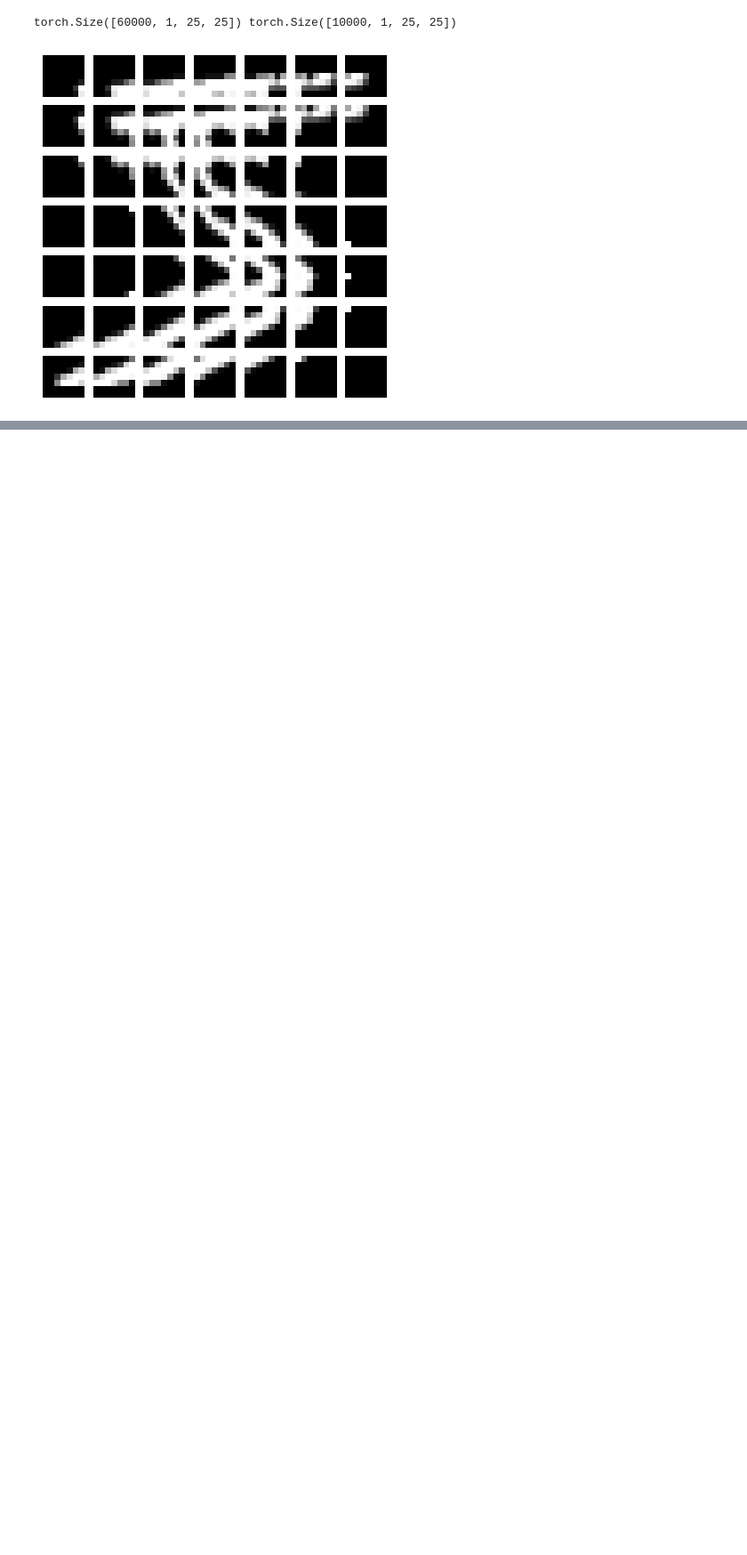
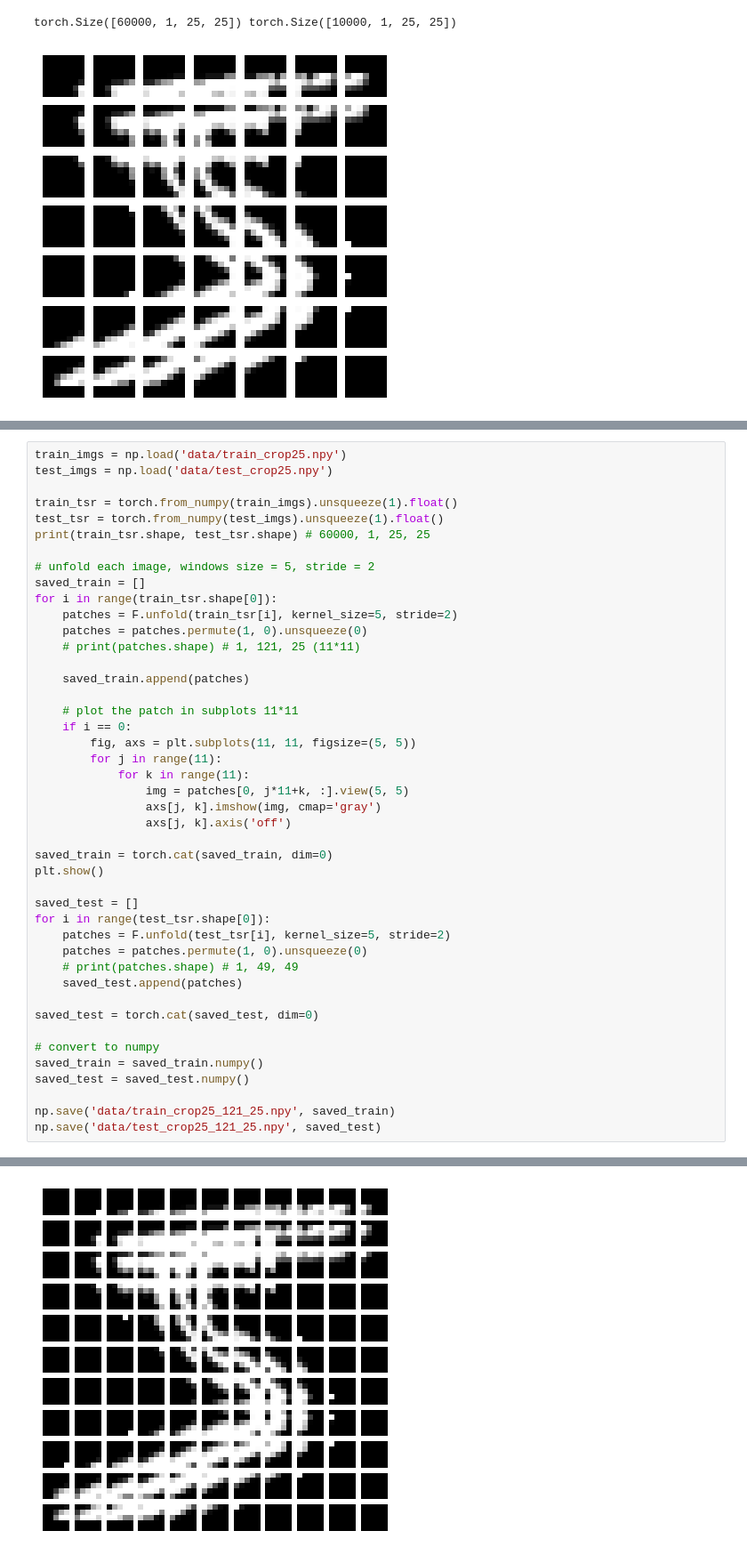
Before and after one commit to GuangxianZhu/SC_DiaNet, a Jupyter notebook: DiaNet_SC_II/make_patches.ipynb, the cells around one changed output, grey strips where cells are left out. Shown at 89% size. Saved outputs shown, nothing was run; the diff lists cells and outputs as text; blank space fills up the shorter version.

```diff
--- a/DiaNet_SC_II/make_patches.ipynb
+++ b/DiaNet_SC_II/make_patches.ipynb
@@ -139,0 +239,45 @@ plt.show()
+# %%
+train_imgs = np.load('data/train_crop25.npy')
+test_imgs = np.load('data/test_crop25.npy')
+
+train_tsr = torch.from_numpy(train_imgs).unsqueeze(1).float()
+test_tsr = torch.from_numpy(test_imgs).unsqueeze(1).float()
+print(train_tsr.shape, test_tsr.shape) # 60000, 1, 25, 25
+
+# unfold each image, windows size = 5, stride = 2
+saved_train = []
+for i in range(train_tsr.shape[0]):
+    patches = F.unfold(train_tsr[i], kernel_size=5, stride=2)
+    patches = patches.permute(1, 0).unsqueeze(0)
+    # print(patches.shape) # 1, 121, 25 (11*11)
+
+    saved_train.append(patches)
+
+    # plot the patch in subplots 11*11
+    if i == 0:
+        fig, axs = plt.subplots(11, 11, figsize=(5, 5))
+        for j in range(11):
+            for k in range(11):
+                img = patches[0, j*11+k, :].view(5, 5)
+                axs[j, k].imshow(img, cmap='gray')
+                axs[j, k].axis('off')
+
+saved_train = torch.cat(saved_train, dim=0)
+plt.show()
+
+saved_test = []
+for i in range(test_tsr.shape[0]):
+    patches = F.unfold(test_tsr[i], kernel_size=5, stride=2)
+    patches = patches.permute(1, 0).unsqueeze(0)
+    # print(patches.shape) # 1, 49, 49
+    saved_test.append(patches)
+
+saved_test = torch.cat(saved_test, dim=0)
+
+# convert to numpy
+saved_train = saved_train.numpy()
+saved_test = saved_test.numpy()
+
+np.save('data/train_crop25_121_25.npy', saved_train)
+np.save('data/test_crop25_121_25.npy', saved_test)
+# %% [output]
@@ -139,0 +285 @@ plt.show()
+[figure, added]
```
Also changed, not shown: parts of 11 cells of this notebook, 5 other files.
